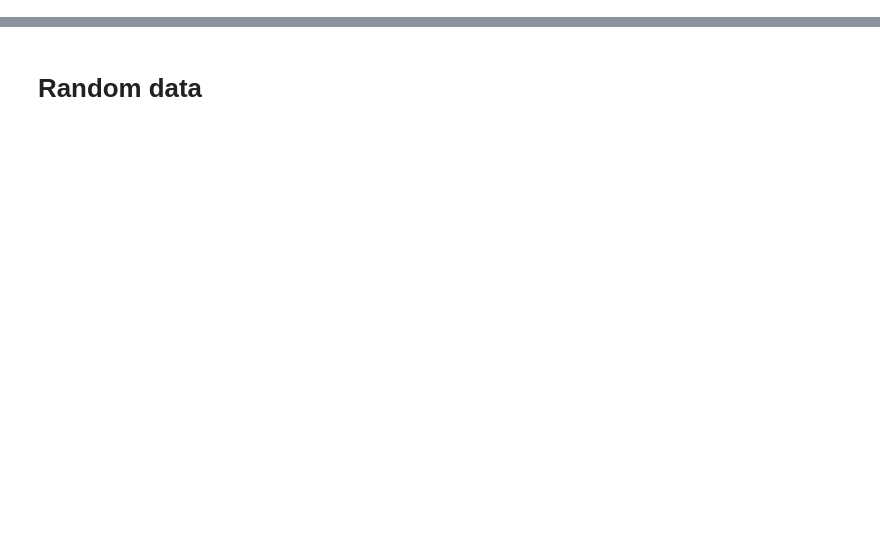
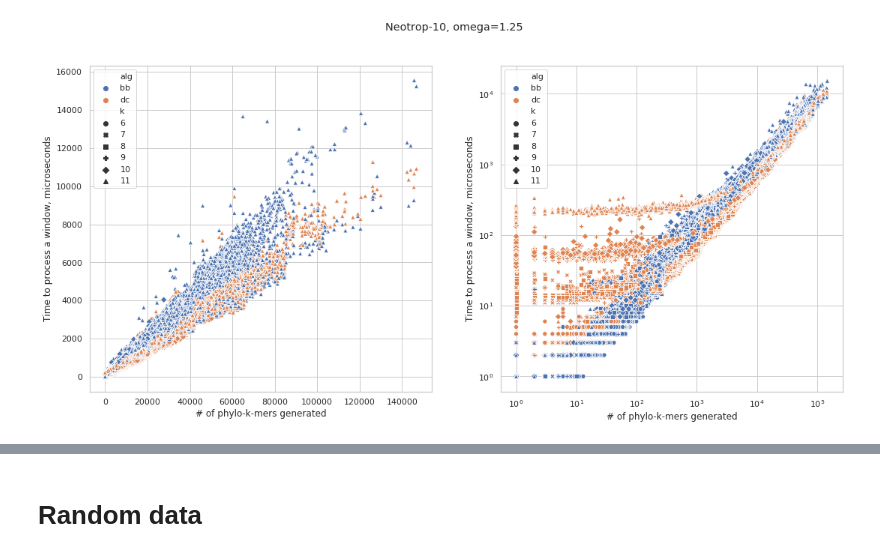
Before and after one commit to nromashchenko/pk-algs, a Jupyter notebook: alg_plots.ipynb, the cells around one changed output, grey strips where cells are left out. Cells and saved outputs as stored; diff of their text form; code cells hidden in the pictures; blank space fills up the shorter version.

```diff
--- a/alg_plots.ipynb
+++ b/alg_plots.ipynb
@@ -57,0 +55,5 @@ plot(df, 2.0)
+# %%
+omega = 1.25
+plot(df, omega, f"Neotrop-10, omega={omega}", True)
+# %% [output]
+[figure, added]
```
Also changed, not shown: parts of 27 cells of this notebook.
